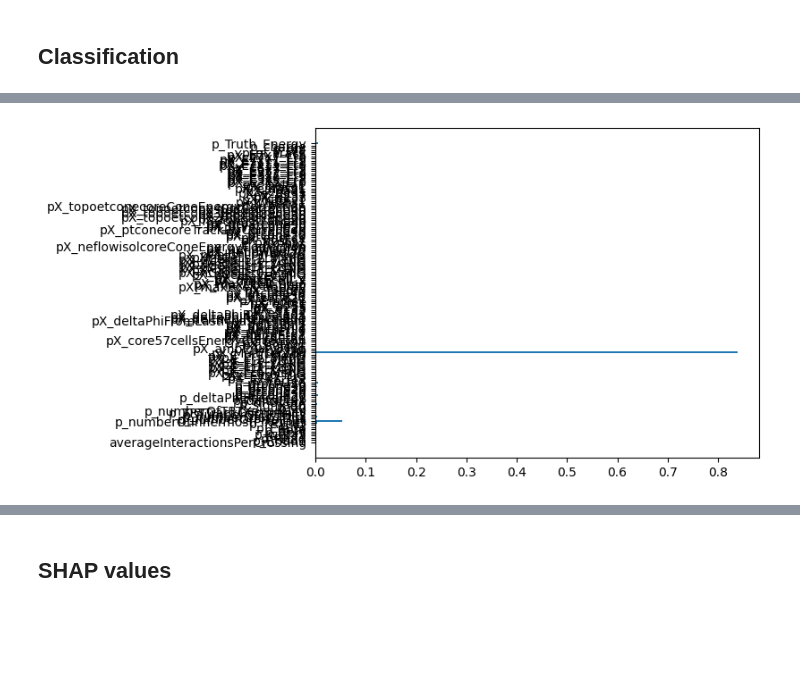
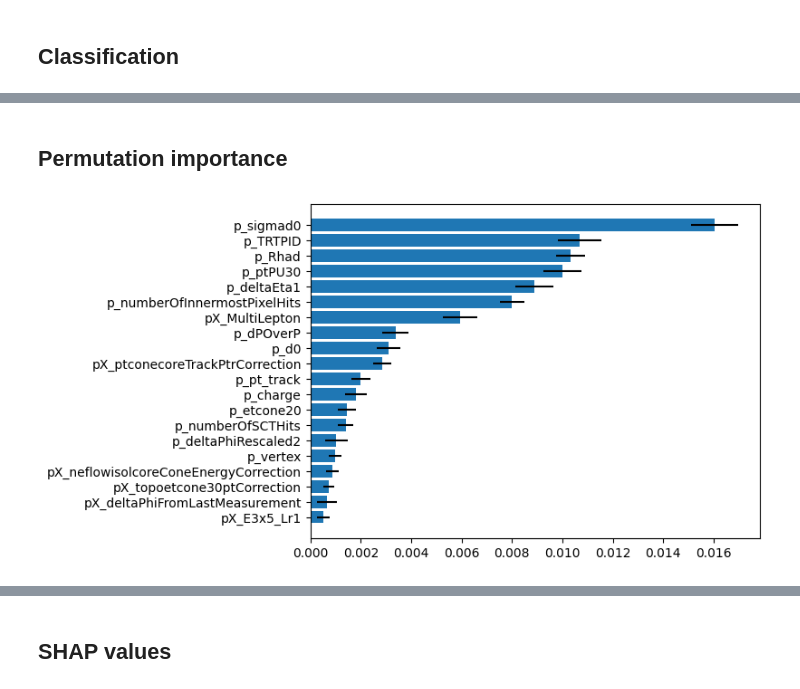
Before and after one commit to sk0rte/Applied_machine_lerning_initial_project, a Jupyter notebook: Code/Initital_project.ipynb, the cells around one changed output, grey strips where cells are left out. Saved outputs shown, nothing was run; the diff lists cells and outputs as text; code cells hidden in the pictures; blank space fills up the shorter version.

```diff
--- a/Code/Initital_project.ipynb
+++ b/Code/Initital_project.ipynb
@@ -149,10 +191,3 @@ plot_roc_curve(preds_true, preds_false, np.linspace(0, 1, 100))
-# %%
-feature_importance = bst.feature_importances_
-feature_names = df_train_X.keys()
-
-fig, ax = plt.subplots()
-ax.barh(feature_names, feature_importance)
-plt.show()
-# %% [output]
-[figure, removed]
+# %% [markdown]
+## Permutation importance
 # %%
@@ -160,3 +195,16 @@ r = permutation_importance(bst, df_valid_X, df_valid_Y, n_repeats=30, random_sta
+# %%
+fig, ax = plt.subplots()
+feature_nr = 20
+importance_sorted_idx = abs(r.importances_mean).argsort()
+importance_mean = r.importances_mean[importance_sorted_idx]
+importance_std = r.importances_std[importance_sorted_idx]
+feature_names = df_valid_X_clf.columns[importance_sorted_idx]
+ax.barh(feature_names[-feature_nr:], importance_mean[-feature_nr:], xerr=importance_std[-feature_nr:])
+plt.show()
+
+clf_feature_list = feature_names[-feature_nr:]
+# %% [output]
+[figure, added]
 # %%
 fig, ax = plt.subplots()
 ax.barh(feature_names, r.importances_mean)
```
Also changed, not shown: parts of 22 cells of this notebook.
